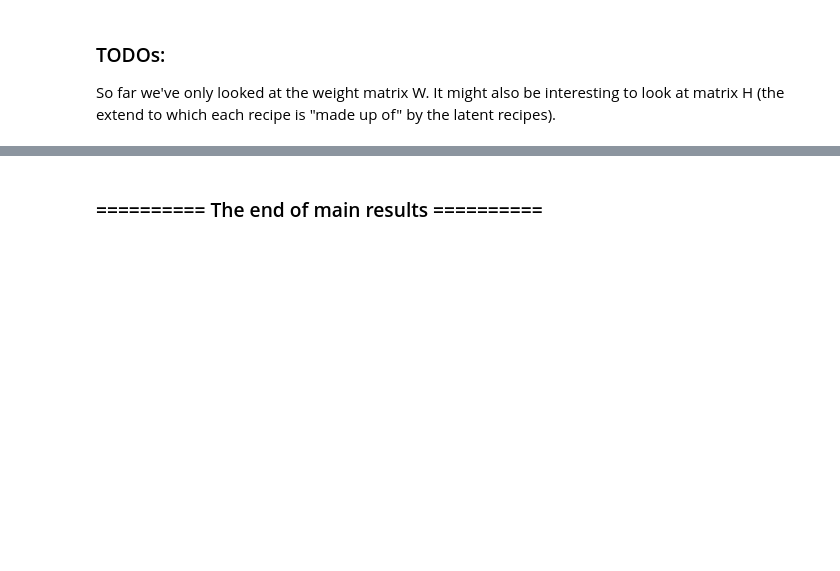
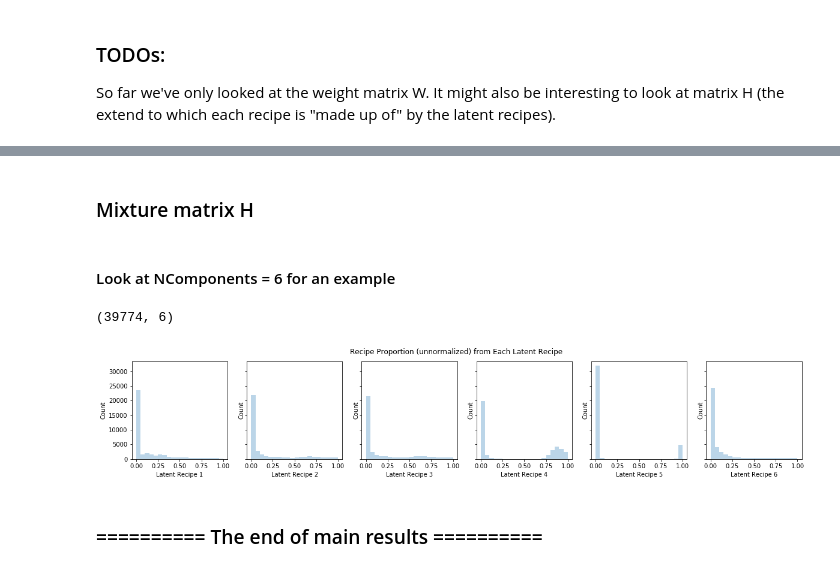
Before and after one commit to neurocaience/cos424_finalproj_kagglewhatscooking, a Jupyter notebook: BinaryMatrixFactorization.ipynb, the cells around one changed output, grey strips where cells are left out. Cells and saved outputs as stored; diff of their text form; code cells hidden in the pictures; blank space fills up the shorter version.

```diff
--- a/BinaryMatrixFactorization.ipynb
+++ b/BinaryMatrixFactorization.ipynb
@@ -198,0 +290,4 @@ So far we've only looked at the weight matrix W. It might also be interesting to
+# %% [markdown]
+### Mixture matrix H
+# %% [markdown]
+#### Look at NComponents = 6 for an example
@@ -198,0 +298,15 @@ So far we've only looked at the weight matrix W. It might also be interesting to
+# %%
+H.shape
+# %% [output]
+(39774, 6)
+# %%
+fig, axes = plt.subplots(1, NComponents, figsize=(20,3), sharey=True)
+for i in range(NComponents):
+    ax = axes[i]
+    ax.hist(H[:, i], alpha=0.3, range=(0,1), bins=20)
+    ax.set_xlabel('Latent Recipe '+str(i+1))
+    ax.set_ylabel('Count')
+fig.suptitle('Recipe Proportion (unnormalized) from Each Latent Recipe')
+plt.show()
+# %% [output]
+[figure, added]
```
Also changed, not shown: parts of 17 cells of this notebook, 1 other file.
